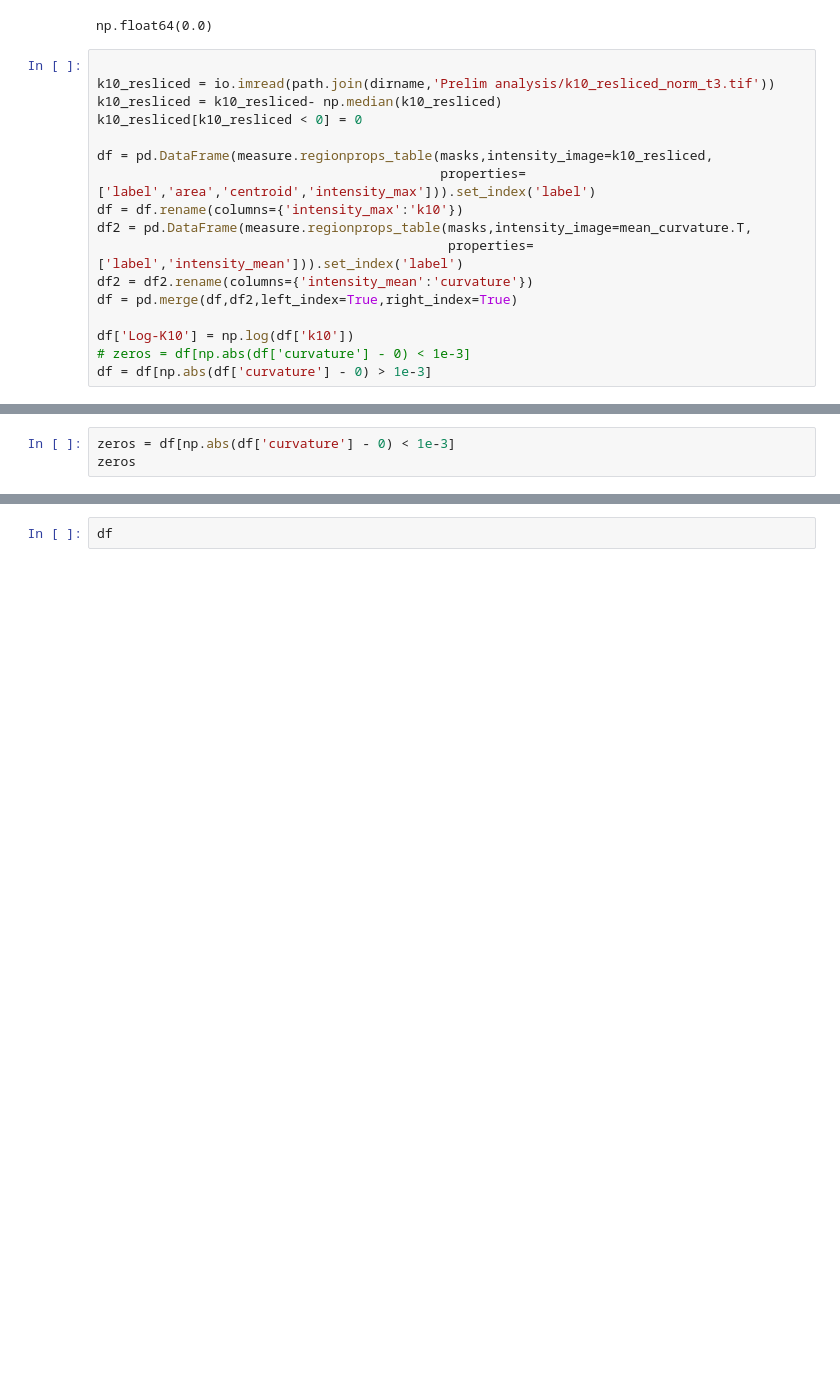
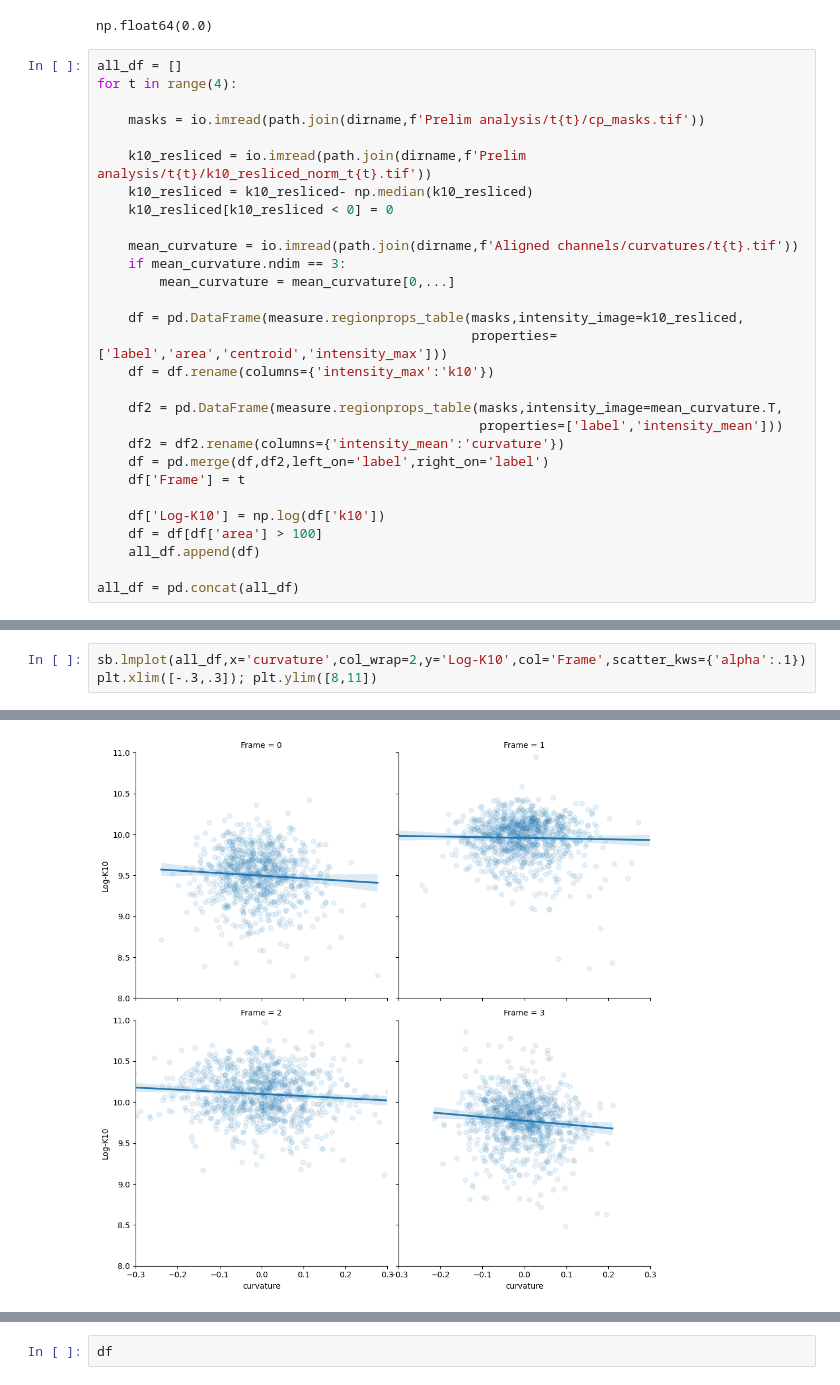
Before and after one commit to xies/mouse_skin_size_control, a Jupyter notebook: 2025_lineage_analysis/k10_analysis/reslice_k10_flat_yale_timecourse.ipynb, the cells around one changed output, grey strips where cells are left out. Drawn from its saved outputs; the diff is of its cells as text; blank space fills up the shorter version.

```diff
--- a/2025_lineage_analysis/k10_analysis/reslice_k10_flat_yale_timecourse.ipynb
+++ b/2025_lineage_analysis/k10_analysis/reslice_k10_flat_yale_timecourse.ipynb
@@ -93,19 +90,31 @@ np.median(k10_resliced)
 # %% [output]
 np.float64(0.0)
 # %%
+all_df = []
+for t in range(4):
 
-k10_resliced = io.imread(path.join(dirname,'Prelim analysis/k10_resliced_norm_t3.tif'))
-k10_resliced = k10_resliced- np.median(k10_resliced)
-k10_resliced[k10_resliced < 0] = 0
+    masks = io.imread(path.join(dirname,f'Prelim analysis/t{t}/cp_masks.tif'))
 
-df = pd.DataFrame(measure.regionprops_table(masks,intensity_image=k10_resliced,
-                                            properties=['label','area','centroid','intensity_max'])).set_index('label')
-df = df.rename(columns={'intensity_max':'k10'})
-df2 = pd.DataFrame(measure.regionprops_table(masks,intensity_image=mean_curvature.T,
-                                             properties=['label','intensity_mean'])).set_index('label')
-df2 = df2.rename(columns={'intensity_mean':'curvature'})
-df = pd.merge(df,df2,left_index=True,right_index=True)
+    k10_resliced = io.imread(path.join(dirname,f'Prelim analysis/t{t}/k10_resliced_norm_t{t}.tif'))
+    k10_resliced = k10_resliced- np.median(k10_resliced)
+    k10_resliced[k10_resliced < 0] = 0
 
-df['Log-K10'] = np.log(df['k10'])
-# zeros = df[np.abs(df['curvature'] - 0) < 1e-3]
-df = df[np.abs(df['curvature'] - 0) > 1e-3]
+    mean_curvature = io.imread(path.join(dirname,f'Aligned channels/curvatures/t{t}.tif'))
+    if mean_curvature.ndim == 3:
+        mean_curvature = mean_curvature[0,...]
+
+    df = pd.DataFrame(measure.regionprops_table(masks,intensity_image=k10_resliced,
+                                                properties=['label','area','centroid','intensity_max']))
+    df = df.rename(columns={'intensity_max':'k10'})
+
+    df2 = pd.DataFrame(measure.regionprops_table(masks,intensity_image=mean_curvature.T,
+                                                 properties=['label','intensity_mean']))
+    df2 = df2.rename(columns={'intensity_mean':'curvature'})
+    df = pd.merge(df,df2,left_on='label',right_on='label')
+    df['Frame'] = t
+
+    df['Log-K10'] = np.log(df['k10'])
+    df = df[df['area'] > 100]
+    all_df.append(df)
+
+all_df = pd.concat(all_df)
@@ -114,4 +121,4 @@ FileNotFoundError: [Errno 2] No such file or directory: '/Users/xies/Library/Clo
 # %%
-zeros = df[np.abs(df['curvature'] - 0) < 1e-3]
-zeros
+sb.lmplot(all_df,x='curvature',col_wrap=2,y='Log-K10',col='Frame',scatter_kws={'alpha':.1})
+plt.xlim([-.3,.3]); plt.ylim([8,11])
 # %% [output]
@@ -119,0 +126 @@ zeros
+[figure, added]
```
Also changed, not shown: parts of 11 cells of this notebook, 3 other files.
